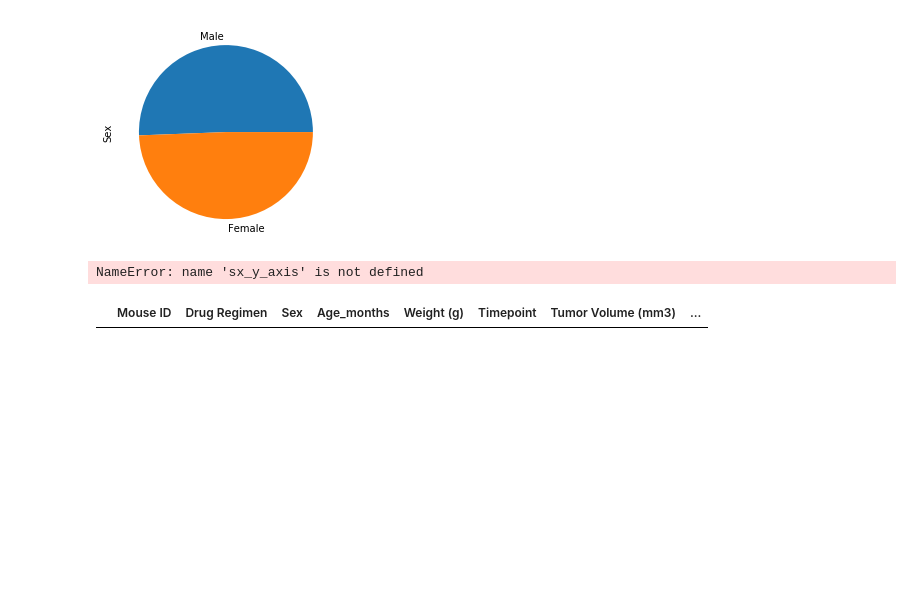
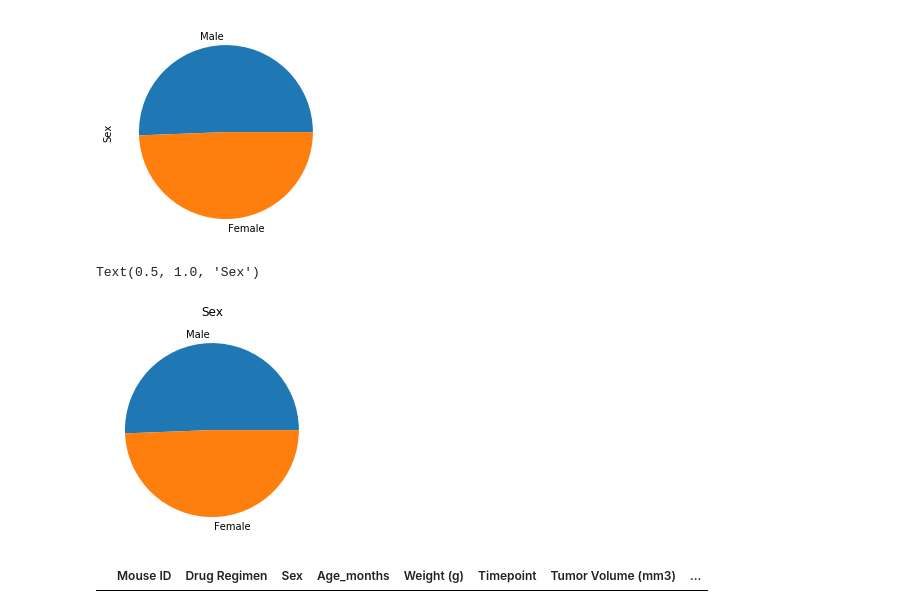
Before and after one commit to wonderbug2020/matplotlib-challenge, a Jupyter notebook: main1.ipynb, the cells around one changed output. Drawn from its saved outputs; the diff is of its cells as text; code cells hidden in the pictures; blank space fills up the shorter version.

```diff
--- a/main1.ipynb
+++ b/main1.ipynb
@@ -50,11 +50,12 @@ study_metadata['Sex'].value_counts().plot(kind='pie')
 [figure]
 # %%
 sx_size = study_metadata['Sex'].value_counts()
-sx_labels = sx_y_axis.index
+sx_labels = sx_size.index
 plt.pie(sx_size, labels=sx_labels)
 plt.title('Sex')
 # %% [output]
-NameError: name 'sx_y_axis' is not defined
+Text(0.5, 1.0, 'Sex')
+[figure, added]
 # %%
 #Calculate the final tumor volume of each mouse across four of the most promising treatment regimens: Capomulin, Ramicane, Infubinol, and Ceftamin.
 #First thing that needs to done is to get the final volume which should just be the volume when the timepoint is max
```
Also changed, not shown: parts of 1 cell of this notebook.
